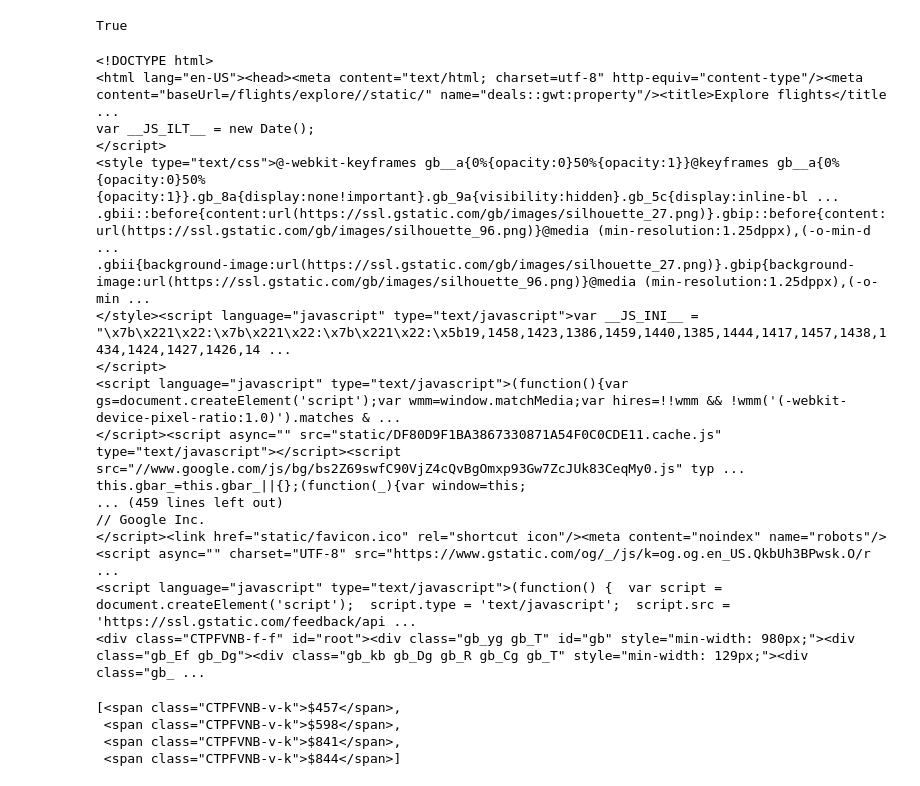
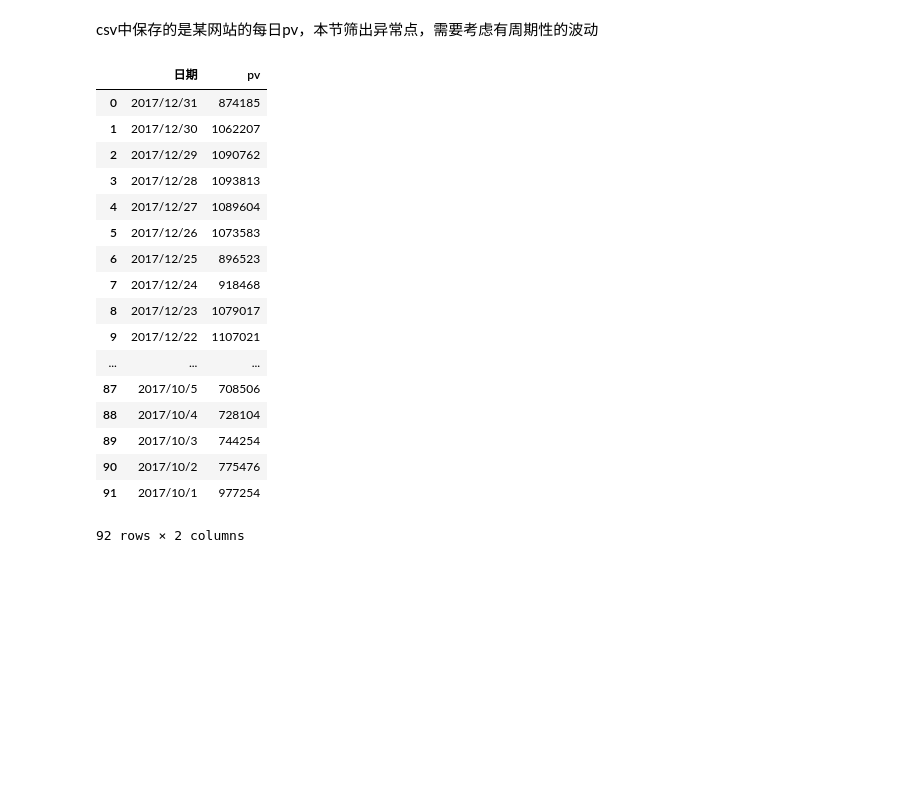
Before and after one commit to palanceli/Python-Machine-Learning-Blueprints, a Jupyter notebook: Chapter 03/MyEx1.ipynb, the cells around one changed output. Cells and saved outputs as stored; diff of their text form; code cells hidden in the pictures; blank space fills up the shorter version.

```diff
--- a/Chapter 03/MyEx1.ipynb
+++ b/Chapter 03/MyEx1.ipynb
@@ -3,11 +3,28 @@ import pandas as pd
 import numpy as np
 import matplotlib.pyplot as plt
 %matplotlib inline
+# %% [markdown]
+csv中保存的是某网站的每日pv，本节筛出异常点，需要考虑有周期性的波动
 # %%
 csv_path = '../PrivateDatasets/sample#3.csv'
 df = pd.read_csv(csv_path)
+df
+# %% [output]
+|  | 日期 | pv |
+| 0 | 2017/12/31 | 874185 |
+| 1 | 2017/12/30 | 1062207 |
+| 2 | 2017/12/29 | 1090762 |
+| 3 | 2017/12/28 | 1093813 |
+| 4 | 2017/12/27 | 1089604 |
+| 5 | 2017/12/26 | 1073583 |
+| 6 | 2017/12/25 | 896523 |
+| 7 | 2017/12/24 | 918468 |
+| 8 | 2017/12/23 | 1079017 |
+| 9 | 2017/12/22 | 1107021 |
+| ... | ... | ... |
+| 87 | 2017/10/5 | 708506 |
+| 88 | 2017/10/4 | 728104 |
+| 89 | 2017/10/3 | 744254 |
+| 90 | 2017/10/2 | 775476 |
+| 91 | 2017/10/1 | 977254 |
+92 rows × 2 columns
-# %%
-# 等上一步执行完了再执行本步，否则截取到的屏幕是还没加载出网页的
-driver.save_screenshot(r'flight_explorer.png')
-# %% [output]
-True
@@ -16,20 +30,0 @@ s = BeautifulSoup(driver.page_source, "lxml")
-# %%
-s
-# %% [output]
-<!DOCTYPE html>
-<html lang="en-US"><head><meta content="text/html; charset=utf-8" http-equiv="content-type"/><meta content="baseUrl=/flights/explore//static/" name="deals::gwt:property"/><title>Explore flights</title ...
-var __JS_ILT__ = new Date();
-</script>
-<style type="text/css">@-webkit-keyframes gb__a{0%{opacity:0}50%{opacity:1}}@keyframes gb__a{0%{opacity:0}50%{opacity:1}}.gb_8a{display:none!important}.gb_9a{visibility:hidden}.gb_5c{display:inline-bl ...
-.gbii::before{content:url(https://ssl.gstatic.com/gb/images/silhouette_27.png)}.gbip::before{content:url(https://ssl.gstatic.com/gb/images/silhouette_96.png)}@media (min-resolution:1.25dppx),(-o-min-d ...
-.gbii{background-image:url(https://ssl.gstatic.com/gb/images/silhouette_27.png)}.gbip{background-image:url(https://ssl.gstatic.com/gb/images/silhouette_96.png)}@media (min-resolution:1.25dppx),(-o-min ...
-</style><script language="javascript" type="text/javascript">var __JS_INI__ = "\x7b\x221\x22:\x7b\x221\x22:\x7b\x221\x22:\x5b19,1458,1423,1386,1459,1440,1385,1444,1417,1457,1438,1434,1424,1427,1426,14 ...
-</script>
-<script language="javascript" type="text/javascript">(function(){var gs=document.createElement('script');var wmm=window.matchMedia;var hires=!!wmm && !wmm('(-webkit-device-pixel-ratio:1.0)').matches & ...
-</script><script async="" src="static/DF80D9F1BA3867330871A54F0C0CDE11.cache.js" type="text/javascript"></script><script src="//www.google.com/js/bg/bs2Z69swfC90VjZ4cQvBgOmxp93Gw7ZcJUk83CeqMy0.js" typ ...
-this.gbar_=this.gbar_||{};(function(_){var window=this;
-... (459 lines left out)
-// Google Inc.
-</script><link href="static/favicon.ico" rel="shortcut icon"/><meta content="noindex" name="robots"/><script async="" charset="UTF-8" src="https://www.gstatic.com/og/_/js/k=og.og.en_US.QkbUh3BPwsk.O/r ...
-<script language="javascript" type="text/javascript">(function() {  var script = document.createElement('script');  script.type = 'text/javascript';  script.src = 'https://ssl.gstatic.com/feedback/api ...
-<div class="CTPFVNB-f-f" id="root"><div class="gb_yg gb_T" id="gb" style="min-width: 980px;"><div class="gb_Ef gb_Dg"><div class="gb_kb gb_Dg gb_R gb_Cg gb_T" style="min-width: 129px;"><div class="gb_ ...
@@ -42,7 +30,0 @@ for tag in best_price_tags:
-# %%
-best_price_tags
-# %% [output]
-[<span class="CTPFVNB-v-k">$457</span>,
- <span class="CTPFVNB-v-k">$598</span>,
- <span class="CTPFVNB-v-k">$841</span>,
- <span class="CTPFVNB-v-k">$844</span>]
```
Also changed, not shown: parts of 17 cells of this notebook, 1 other file.
